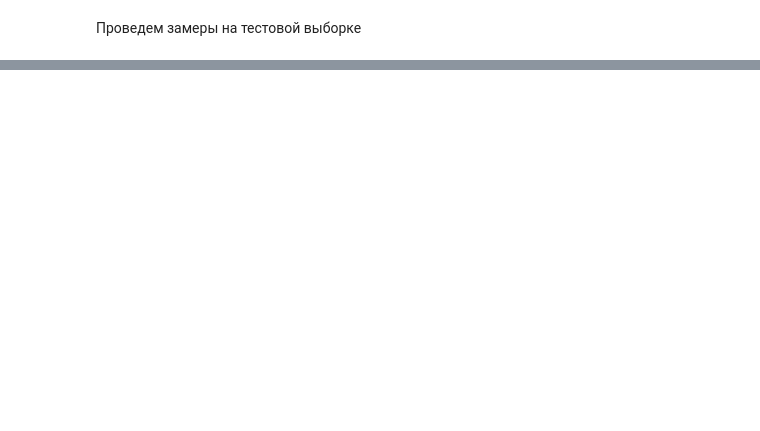
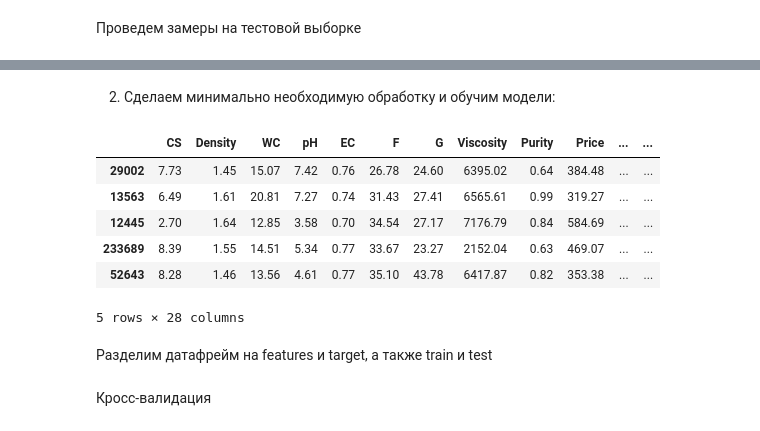
Before and after one commit to JonAJ21/AI_LABS, a Jupyter notebook: lab2.ipynb, the cells around one changed output, grey strips where cells are left out. Saved outputs shown, nothing was run; the diff lists cells and outputs as text; code cells hidden in the pictures; blank space fills up the shorter version.

```diff
--- a/lab2.ipynb
+++ b/lab2.ipynb
@@ -1391,0 +1505,9 @@ threshold: 0.6093179580848481
+# %%
+honey_df = pd.read_csv("datasets/honey_purity_dataset.csv")
+
+# Датасет состоит из 247_903 строк.
+# Чтобы сократить время ожидания обучения модели возьмем 20_000 строк.
+# Конечно, это ухудшит качество моделей, но для ЛР это не критично.
+
+honey_df = honey_df.sample(n=20000, random_state=42)
+honey_df.head()
@@ -1391,0 +1600,20 @@ threshold: 0.6093179580848481
+# %% [markdown]
+2. Сделаем минимально необходимую обработку и обучим модели:
+# %%
+
+pollen_analysis = pd.get_dummies(honey_df['Pollen_analysis'], drop_first=True)
+
+onehot_honey_df = pd.concat([honey_df.drop('Pollen_analysis', axis=1), pollen_analysis], axis=1)
+
+
+onehot_honey_df.head()
+# %% [output]
+|  | CS | Density | WC | pH | EC | F | G | Viscosity | Purity | Price | ... | ... |
+| 29002 | 7.73 | 1.45 | 15.07 | 7.42 | 0.76 | 26.78 | 24.60 | 6395.02 | 0.64 | 384.48 | ... | ... |
+| 13563 | 6.49 | 1.61 | 20.81 | 7.27 | 0.74 | 31.43 | 27.41 | 6565.61 | 0.99 | 319.27 | ... | ... |
+| 12445 | 2.70 | 1.64 | 12.85 | 3.58 | 0.70 | 34.54 | 27.17 | 7176.79 | 0.84 | 584.69 | ... | ... |
+| 233689 | 8.39 | 1.55 | 14.51 | 5.34 | 0.77 | 33.67 | 23.27 | 2152.04 | 0.63 | 469.07 | ... | ... |
+| 52643 | 8.28 | 1.46 | 13.56 | 4.61 | 0.77 | 35.10 | 43.78 | 6417.87 | 0.82 | 353.38 | ... | ... |
+5 rows × 28 columns
+# %% [markdown]
+Разделим датафрейм на features и target, а также train и test
@@ -1391,0 +1630,2 @@ threshold: 0.6093179580848481
+# %% [markdown]
+Кросс-валидация
```
Also changed, not shown: parts of 106 cells of this notebook, 2 other files.
